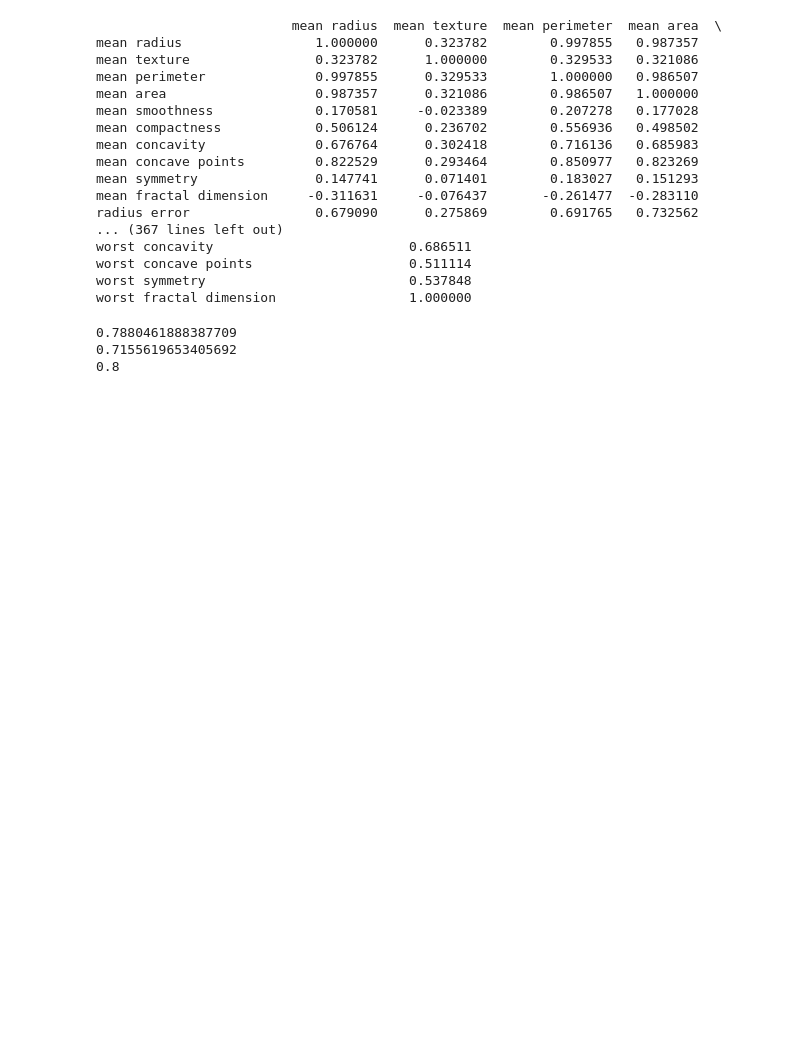
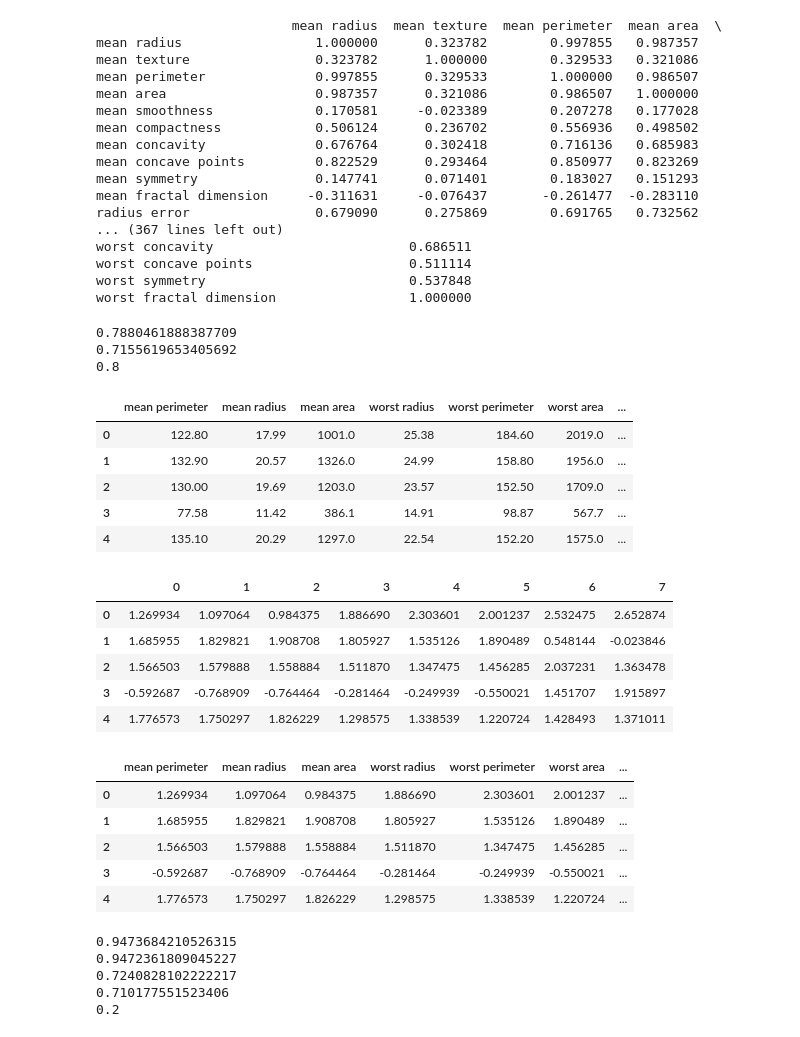
Before and after one commit to HardoModo/Dev10_Week9_Assessment, a Jupyter notebook: Shirley/ridge_breastcancer_multicol.ipynb, the cells around one changed output. Drawn from its saved outputs; the diff is of its cells as text; code cells hidden in the pictures; blank space fills up the shorter version.

Commit message:
Pushing ridge stuff

```diff
--- a/Shirley/ridge_breastcancer_multicol.ipynb
+++ b/Shirley/ridge_breastcancer_multicol.ipynb
@@ -127,3 +127,58 @@ print(rig.alpha_)
 0.7880461888387709
 0.7155619653405692
 0.8
+# %%
+cols=['mean perimeter','mean radius','mean area','worst radius','worst perimeter','worst area','mean concave points','mean concavity']
+X = X[cols]
+display(X.head())
+
+X=pd.DataFrame(scaler.fit_transform(X))
+
+display(X.head())
+X.columns=cols
+display(X.head())
+# %% [output]
+|  | mean perimeter | mean radius | mean area | worst radius | worst perimeter | worst area | ... |
+| 0 | 122.80 | 17.99 | 1001.0 | 25.38 | 184.60 | 2019.0 | ... |
+| 1 | 132.90 | 20.57 | 1326.0 | 24.99 | 158.80 | 1956.0 | ... |
+| 2 | 130.00 | 19.69 | 1203.0 | 23.57 | 152.50 | 1709.0 | ... |
+| 3 | 77.58 | 11.42 | 386.1 | 14.91 | 98.87 | 567.7 | ... |
+| 4 | 135.10 | 20.29 | 1297.0 | 22.54 | 152.20 | 1575.0 | ... |
+|  | 0 | 1 | 2 | 3 | 4 | 5 | 6 | 7 |
+| 0 | 1.269934 | 1.097064 | 0.984375 | 1.886690 | 2.303601 | 2.001237 | 2.532475 | 2.652874 |
+| 1 | 1.685955 | 1.829821 | 1.908708 | 1.805927 | 1.535126 | 1.890489 | 0.548144 | -0.023846 |
+| 2 | 1.566503 | 1.579888 | 1.558884 | 1.511870 | 1.347475 | 1.456285 | 2.037231 | 1.363478 |
+| 3 | -0.592687 | -0.768909 | -0.764464 | -0.281464 | -0.249939 | -0.550021 | 1.451707 | 1.915897 |
+| 4 | 1.776573 | 1.750297 | 1.826229 | 1.298575 | 1.338539 | 1.220724 | 1.428493 | 1.371011 |
+|  | mean perimeter | mean radius | mean area | worst radius | worst perimeter | worst area | ... |
+| 0 | 1.269934 | 1.097064 | 0.984375 | 1.886690 | 2.303601 | 2.001237 | ... |
+| 1 | 1.685955 | 1.829821 | 1.908708 | 1.805927 | 1.535126 | 1.890489 | ... |
+| 2 | 1.566503 | 1.579888 | 1.558884 | 1.511870 | 1.347475 | 1.456285 | ... |
+| 3 | -0.592687 | -0.768909 | -0.764464 | -0.281464 | -0.249939 | -0.550021 | ... |
+| 4 | 1.776573 | 1.750297 | 1.826229 | 1.298575 | 1.338539 | 1.220724 | ... |
+# %%
+log = LogisticRegression()
+Xt,Xv,yt,yv = train_test_split(X,y,random_state=0,test_size=0.3)
+
+log.fit(Xt,yt)
+t=log.score(Xt,yt)
+s=log.score(Xv,yv)
+print(s)
+print(t)
+
+rig = RidgeCV(cv=5,alphas=[0.5,0.1,0.2,0.8,0.7,200]) #poops out the best one for you
+rig.fit(Xt,yt)
+
+s=rig.score(Xt,yt)
+t=rig.score(Xv,yv)
+
+print(s)
+print(t)
+
+print(rig.alpha_)
+# %% [output]
+0.9473684210526315
+0.9472361809045227
+0.7240828102222217
+0.710177551523406
+0.2
```
Also changed, not shown: parts of 1 cell of this notebook, 1 other file.
